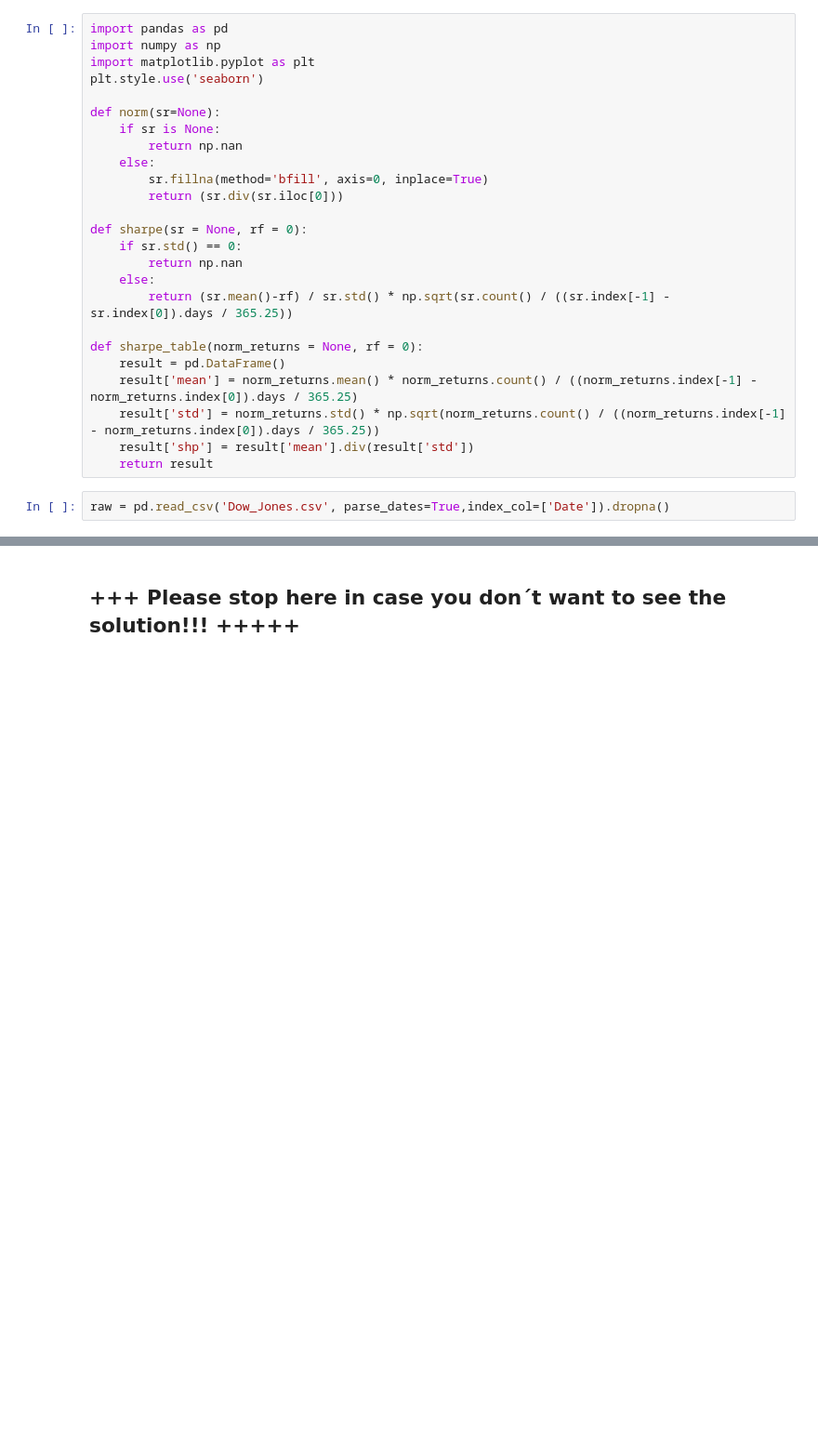
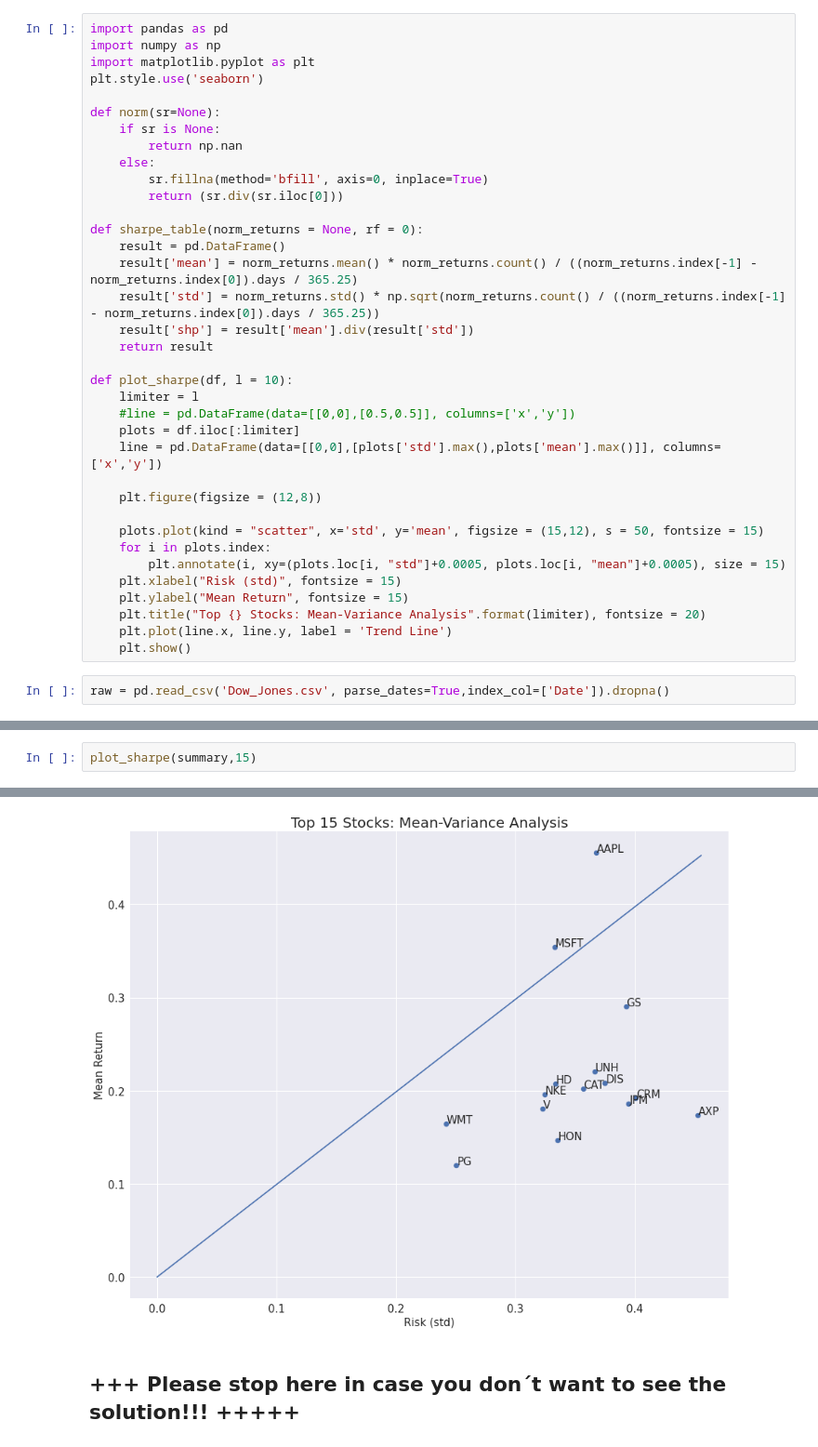
Before and after one commit to pianofreq/hagmann-perf-opt-course, a Jupyter notebook: PerfOptCourse/Section_1/NB_02_Mean_Variance_Sharpe.ipynb, the cells around one changed output, grey strips where cells are left out. Shown: that part at 93% size. Cells and saved outputs as stored; diff of their text form; blank space fills up the shorter version.

Commit message:
add trendline on sharpe plot

```diff
--- a/PerfOptCourse/Section_1/NB_02_Mean_Variance_Sharpe.ipynb
+++ b/PerfOptCourse/Section_1/NB_02_Mean_Variance_Sharpe.ipynb
@@ -168,18 +168,29 @@ def norm(sr=None):
         sr.fillna(method='bfill', axis=0, inplace=True)
         return (sr.div(sr.iloc[0]))
 
-def sharpe(sr = None, rf = 0):
-    if sr.std() == 0:
-        return np.nan
-    else:
-        return (sr.mean()-rf) / sr.std() * np.sqrt(sr.count() / ((sr.index[-1] - sr.index[0]).days / 365.25))
-
 def sharpe_table(norm_returns = None, rf = 0):
     result = pd.DataFrame()
     result['mean'] = norm_returns.mean() * norm_returns.count() / ((norm_returns.index[-1] - norm_returns.index[0]).days / 365.25)
     result['std'] = norm_returns.std() * np.sqrt(norm_returns.count() / ((norm_returns.index[-1] - norm_returns.index[0]).days / 365.25))
     result['shp'] = result['mean'].div(result['std'])
     return result
+
+def plot_sharpe(df, l = 10):
+    limiter = l
+    #line = pd.DataFrame(data=[[0,0],[0.5,0.5]], columns=['x','y'])
+    plots = df.iloc[:limiter]
+    line = pd.DataFrame(data=[[0,0],[plots['std'].max(),plots['mean'].max()]], columns=['x','y'])
+
+    plt.figure(figsize = (12,8))
+
+    plots.plot(kind = "scatter", x='std', y='mean', figsize = (15,12), s = 50, fontsize = 15)
+    for i in plots.index:
+        plt.annotate(i, xy=(plots.loc[i, "std"]+0.0005, plots.loc[i, "mean"]+0.0005), size = 15)
+    plt.xlabel("Risk (std)", fontsize = 15)
+    plt.ylabel("Mean Return", fontsize = 15)
+    plt.title("Top {} Stocks: Mean-Variance Analysis".format(limiter), fontsize = 20)
+    plt.plot(line.x, line.y, label = 'Trend Line')
+    plt.show()
 # %%
 raw = pd.read_csv('Dow_Jones.csv', parse_dates=True,index_col=['Date']).dropna()
 # %%
@@ -232,0 +220,3 @@ plt.show()
+# %%
+plot_sharpe(summary,15)
+# %% [output]
@@ -233,3 +224,4 @@ plt.show()
+[figure, added]
 # %% [markdown]
 ## +++ Please stop here in case you don´t want to see the solution!!! +++++
 # %% [markdown]
```
Also changed, not shown: parts of 5 cells of this notebook.
